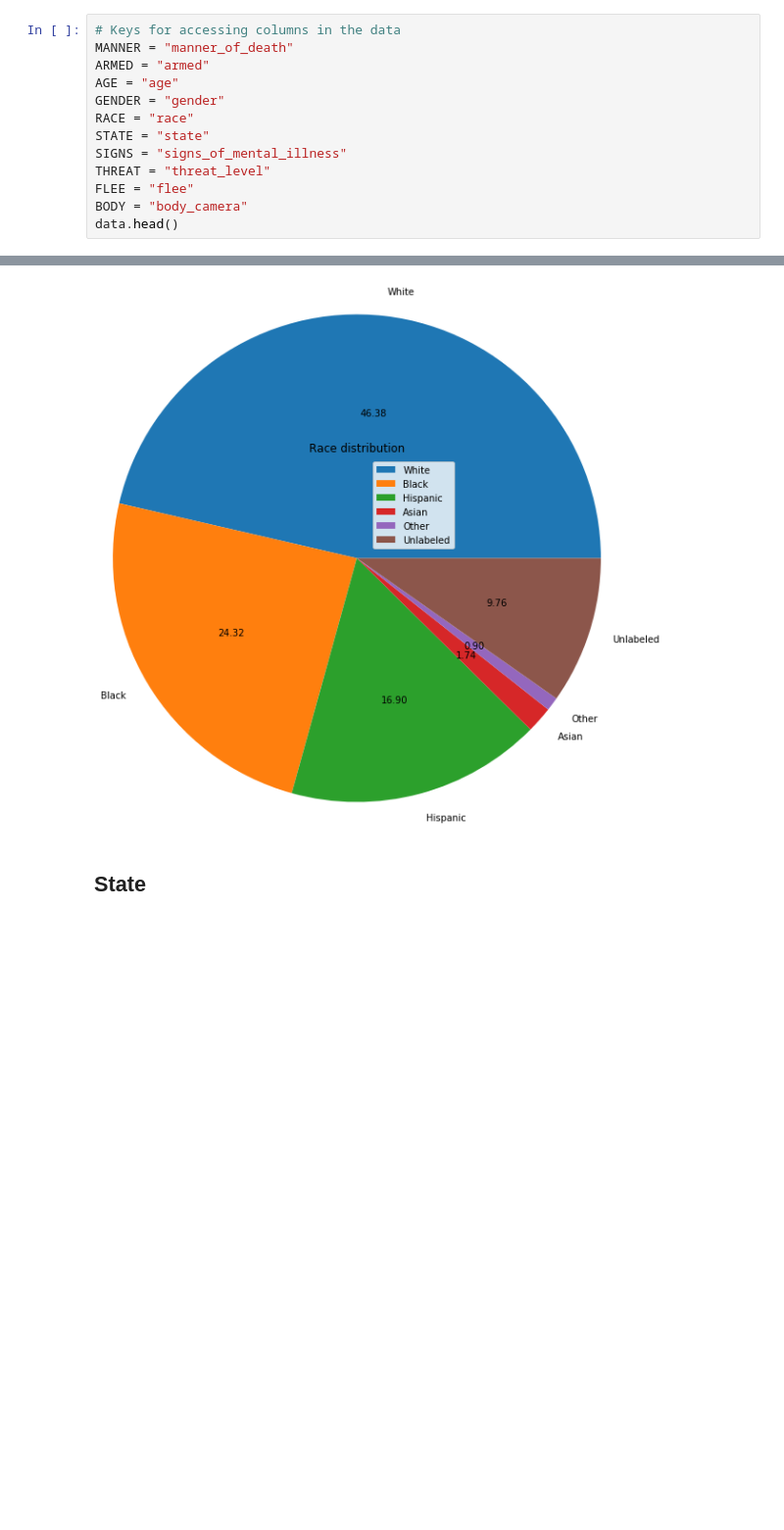
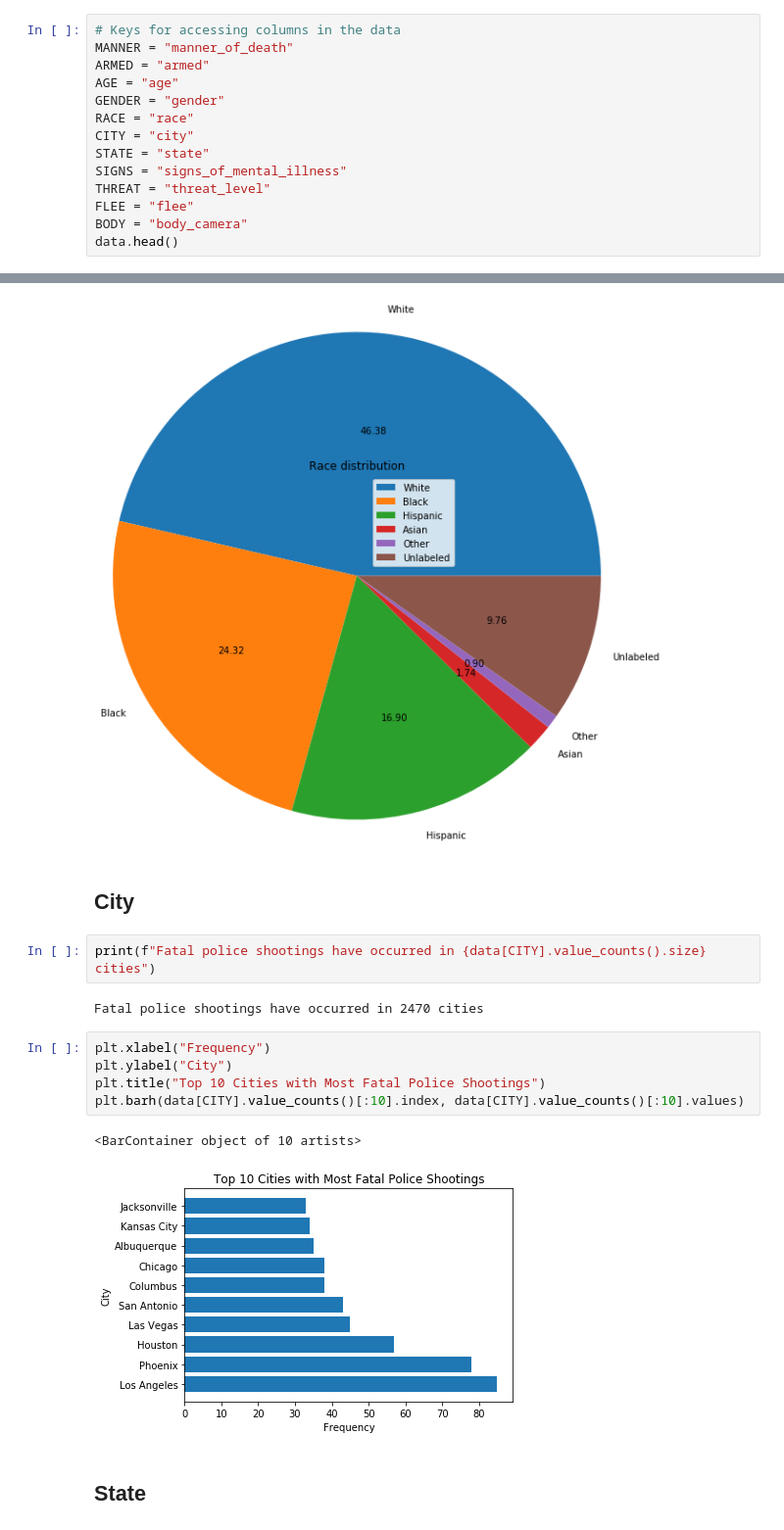
Before and after one commit to and-le/wapo-fatal-police-sheetings, a Jupyter notebook: data_analysis.ipynb, the cells around one changed output, grey strips where cells are left out. Shown at 98% size. Saved outputs shown, nothing was run; the diff lists cells and outputs as text; blank space fills up the shorter version.

```diff
--- a/data_analysis.ipynb
+++ b/data_analysis.ipynb
@@ -29,6 +29,7 @@ ARMED = "armed"
 AGE = "age"
 GENDER = "gender"
 RACE = "race"
+CITY = "city"
 STATE = "state"
 SIGNS = "signs_of_mental_illness"
 THREAT = "threat_level"
@@ -108,6 +109,20 @@ plt.title("Race distribution")
 # %% [output]
 Text(0.5, 1.0, 'Race distribution')
 [figure]
+# %% [markdown]
+## City
+# %%
+print(f"Fatal police shootings have occurred in {data[CITY].value_counts().size} cities")
+# %% [output]
+Fatal police shootings have occurred in 2470 cities
+# %%
+plt.xlabel("Frequency")
+plt.ylabel("City")
+plt.title("Top 10 Cities with Most Fatal Police Shootings")
+plt.barh(data[CITY].value_counts()[:10].index, data[CITY].value_counts()[:10].values)
+# %% [output]
+<BarContainer object of 10 artists>
+[figure, added]
 # %% [markdown]
 ## State
 # %%
```
Also changed, not shown: parts of 28 cells of this notebook.
